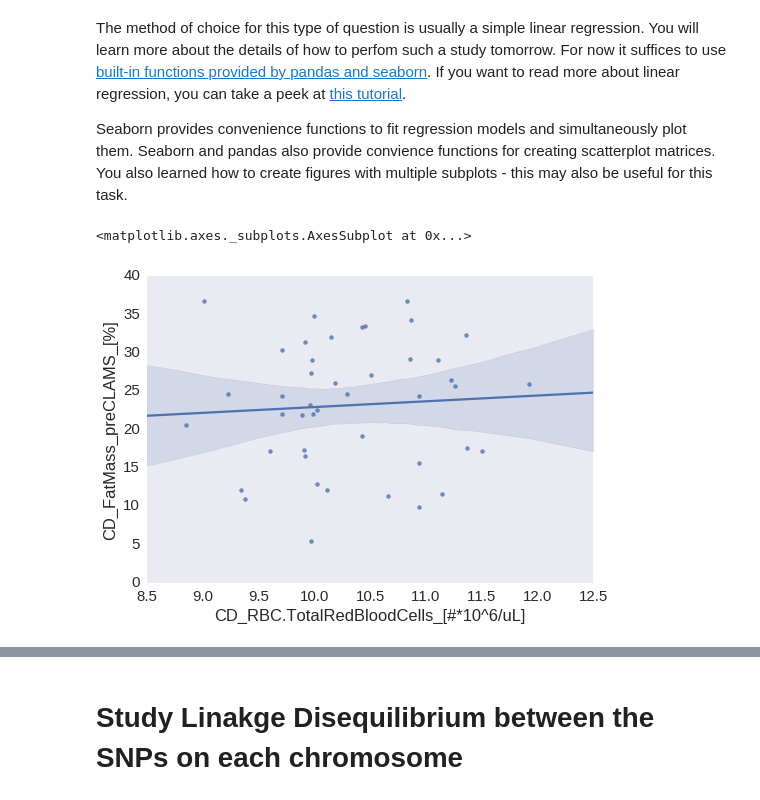
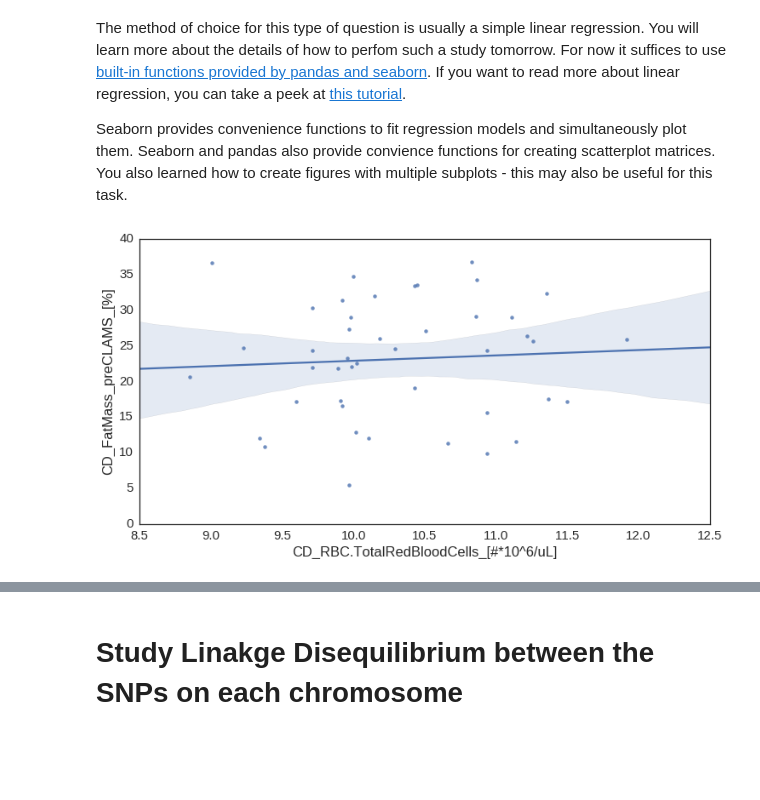
Before and after one commit to Alexstoppel/Integrated_Bioinformatics, a Jupyter notebook: notebooks/Day2_Exploratory_Analysis.ipynb, the cells around one changed output, grey strips where cells are left out. Saved outputs shown, nothing was run; the diff lists cells and outputs as text; code cells hidden in the pictures; blank space fills up the shorter version.

```diff
--- a/notebooks/Day2_Exploratory_Analysis.ipynb
+++ b/notebooks/Day2_Exploratory_Analysis.ipynb
@@ -712,11 +715,12 @@ The method of choice for this type of question is usually a simple linear regres
 
 Seaborn provides convenience functions to fit regression models and simultaneously plot them. Seaborn and pandas also provide convience functions for creating scatterplot matrices. You also learned how to create figures with multiple subplots - this may also be useful for this task.
 # %%
+plt.figure(figsize=(12,6), dpi=100)
 sns.regplot(y=phenotype["Body Wt & Composition"]["CD_FatMass_preCLAMS_[%]"].replace("x",np.nan),
             x=phenotype["Hematology"]["CD_RBC.TotalRedBloodCells_[#*10^6/uL]"].replace("x",np.nan))
+plt.show()
 # %% [output]
-<matplotlib.axes._subplots.AxesSubplot at 0x...>
-[figure, old version]
+[figure, new version]
 # %%
 sns.regplot(y=phenotype["Biochemistry"]["HFD_ALAT_[U/L]_KNOWN_BATCH_EFFECT_BY_COHORT_ORDER"].replace("x",np.nan),
             x=phenotype["Hematology"]["HFD_RBC.TotalRedBloodCells_[#*10^6/uL]"].replace("x",np.nan))
```
Also changed, not shown: parts of 12 cells of this notebook, 3 other files.
